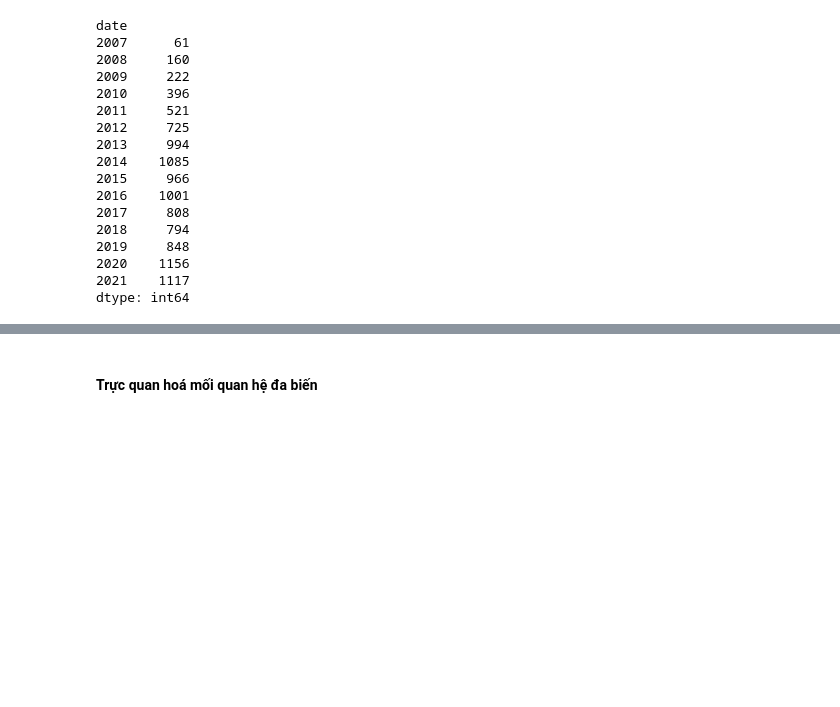
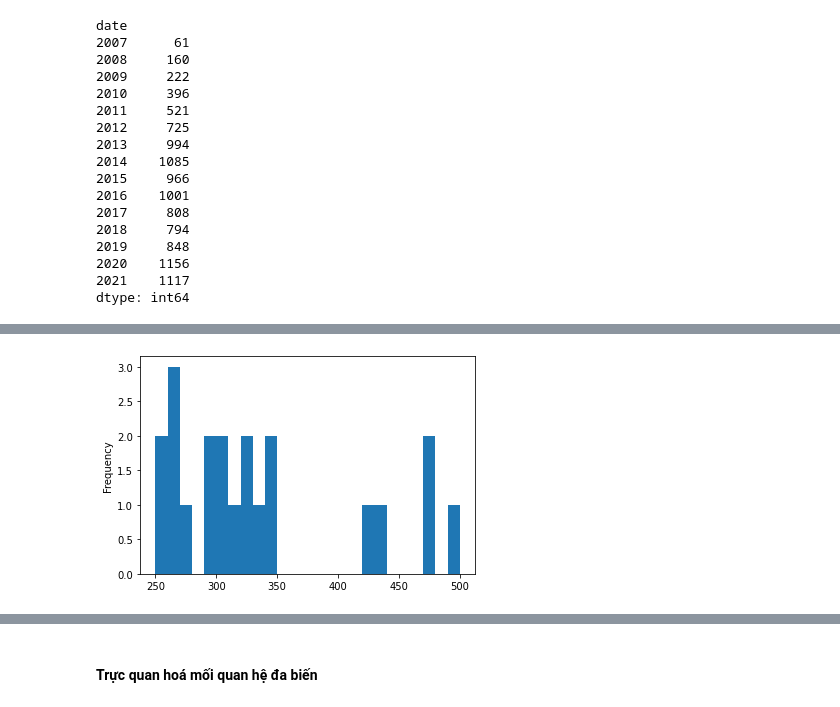
Before and after one commit to owfdataboy/DS-Project02, a Jupyter notebook: project02.ipynb, the cells around one changed output, grey strips where cells are left out. Cells and saved outputs as stored; diff of their text form; code cells hidden in the pictures; blank space fills up the shorter version.

Commit message:
Histogram and displot on track_count, playback_count, duration

```diff
--- a/project02.ipynb
+++ b/project02.ipynb
@@ -427,0 +445,4 @@ dtype: int64
+# %%
+track_count_chart_1 = df_users_track_count_chart.plot.hist(bins = 25,range=(250,500))
+# %% [output]
+[figure, added]
```
Also changed, not shown: parts of 32 cells of this notebook.
